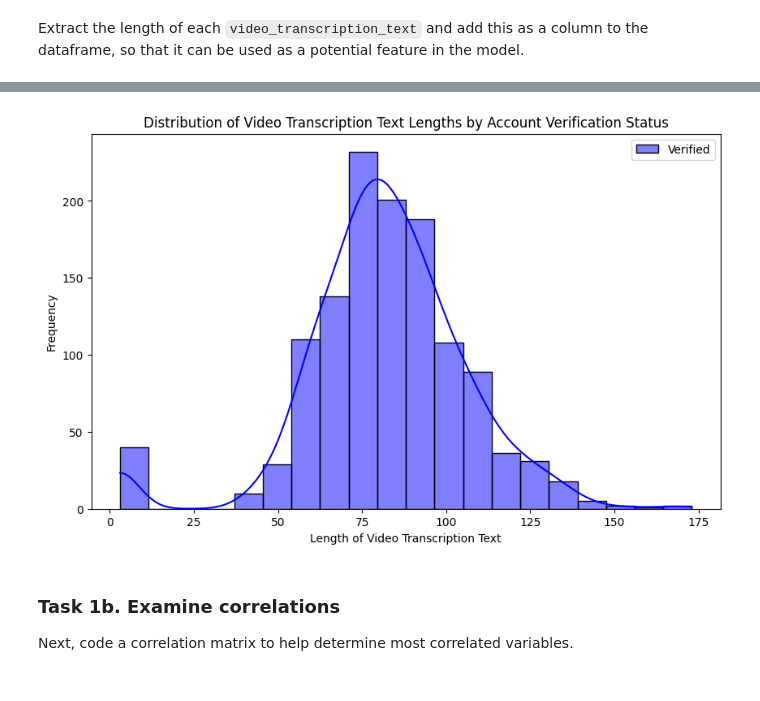
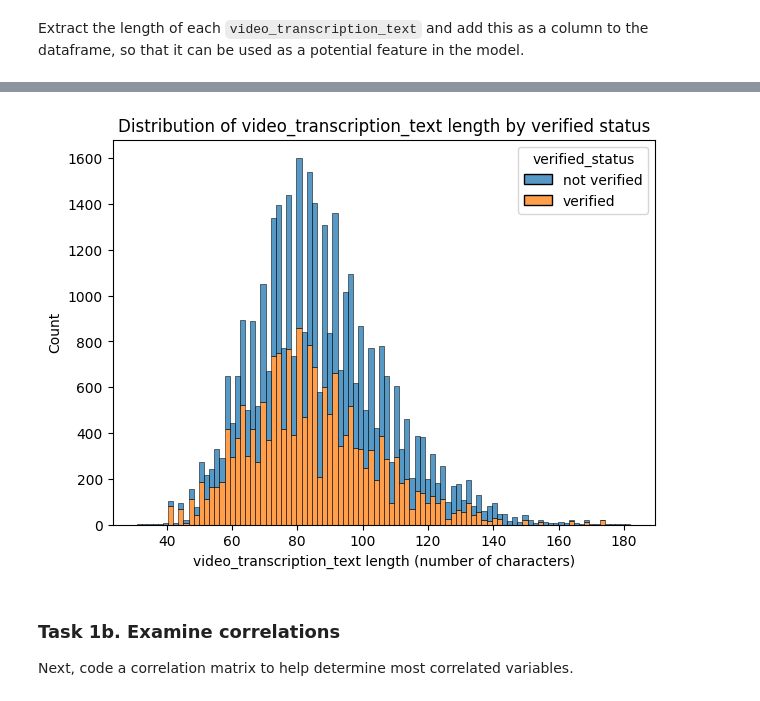
Before and after one commit to VivianSabga/Data-Analytics-for-Economics, a Jupyter notebook: TikTok Project Part-1/TikTok Project.ipynb, the cells around one changed output, grey strips where cells are left out. Drawn from its saved outputs; the diff is of its cells as text; code cells hidden in the pictures.

```diff
--- a/TikTok Project Part-1/TikTok Project.ipynb
+++ b/TikTok Project Part-1/TikTok Project.ipynb
@@ -1532,39 +1404,16 @@ data.head(10)
-# %%
-# Visualize the distribution of `video_transcription_text` length for videos posted by verified accounts and videos posted by unverified accounts
-# Create two histograms in one plot
-
-import matplotlib.pyplot as plt
-import seaborn as sns
-import pandas as pd
-
-# Example: Add the length of video transcription text as a new column
-data['transcription_length'] = data['video_transcription_text'].apply(len)
-
-# Separate data for verified and unverified accounts
-verified_data = data[data['verified_status'] == 'Verified']
-unverified_data = data[data['verified_status'] == 'Unverified']
-
-# Create histograms for both verified and unverified accounts
-plt.figure(figsize=(10, 6))
-
-# Plot histogram for verified accounts
-sns.histplot(verified_data['transcription_length'], color='blue', label='Verified', kde=True, bins=20, alpha=0.5)
-
-# Plot histogram for unverified accounts
-sns.histplot(unverified_data['transcription_length'], color='red', label='Unverified', kde=True, bins=20, alpha=0.5)
-
-# Add labels and title
-plt.title('Distribution of Video Transcription Text Lengths by Account Verification Status')
-plt.xlabel('Length of Video Transcription Text')
-plt.ylabel('Frequency')
-
-# Show legend
-plt.legend()
-
-# Show plot
-plt.show()
-# %% [output]
-[figure, removed]
+# %%
+# Visualize the distribution of `video_transcription_text` length for videos posted by verified accounts and videos posted by unverified accounts
+# Create two histograms in one plot
+
+plt.figure(figsize=(7,5))
+sns.histplot(data=balanced_data, x="video_transcription_text_length",
+            multiple="stack", hue= "verified_status")
+plt.xlabel("video_transcription_text length (number of characters)")
+plt.ylabel("Count")
+plt.title("Distribution of video_transcription_text length by verified status")
+plt.show()
+# %% [output]
+[figure, added]
 # %% [markdown]
 ### **Task 1b. Examine correlations**
 Next, code a correlation matrix to help determine most correlated variables.
```
Also changed, not shown: parts of 63 cells of this notebook.
